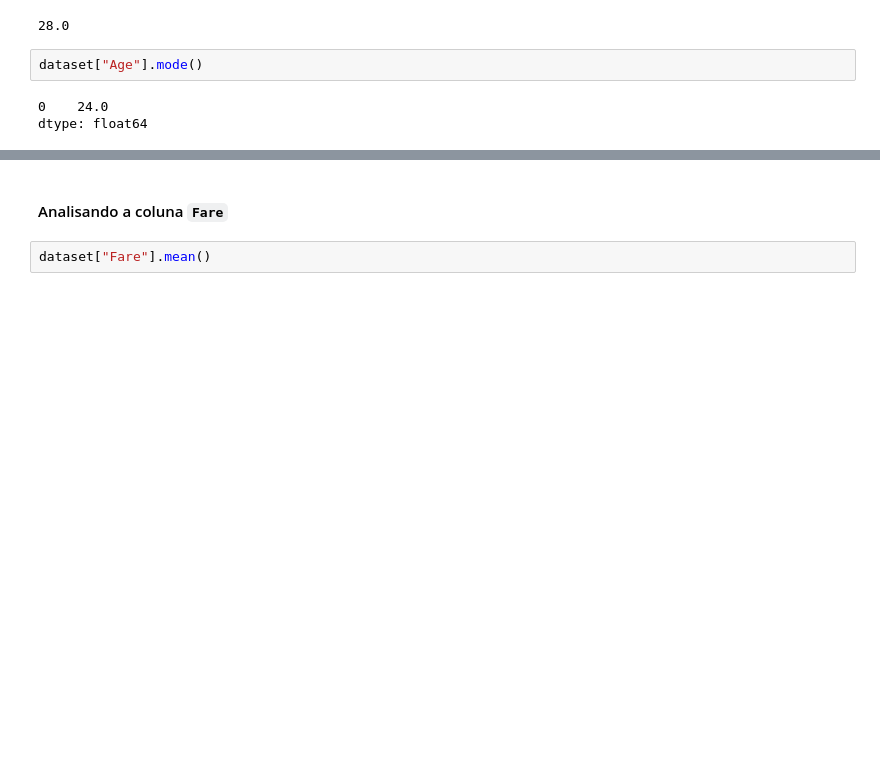
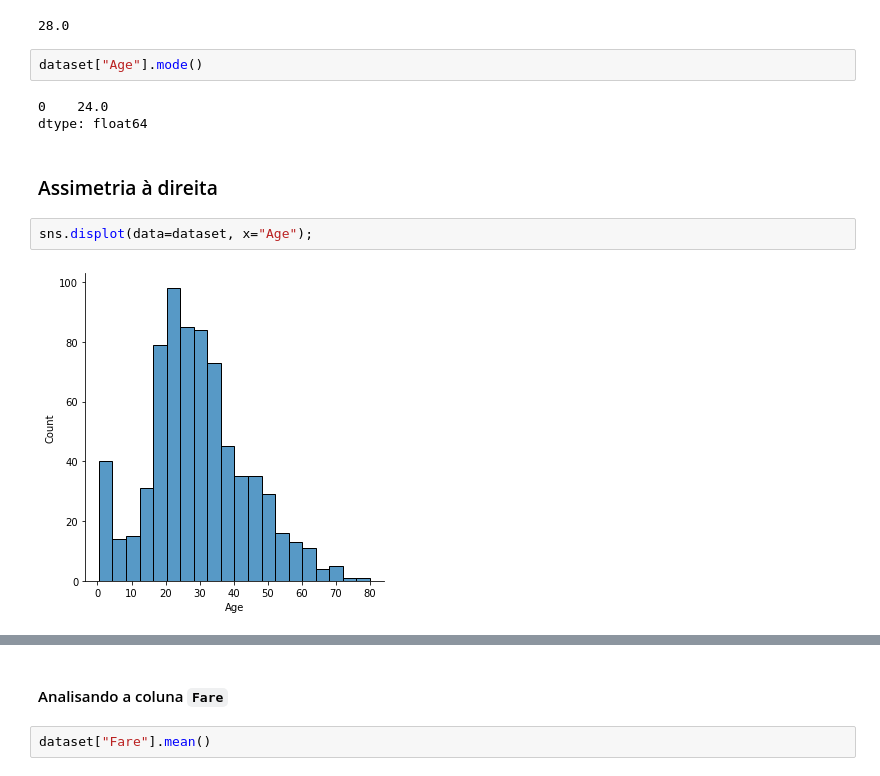
Before and after one commit to fabiobarreto-data-science/Data-Science---Let-s-Code, a Jupyter notebook: Aula 01_estatística.ipynb, the cells around one changed output, grey strips where cells are left out. Cells and saved outputs as stored; diff of their text form; blank space fills up the shorter version.

```diff
--- a/Aula 01_estatística.ipynb
+++ b/Aula 01_estatística.ipynb
@@ -400,3 +400,9 @@ dataset["Age"].mode()
 # %% [output]
 0    24.0
 dtype: float64
+# %% [markdown]
+### Assimetria à direita
+# %%
+sns.displot(data=dataset, x="Age");
+# %% [output]
+[figure, added]
```
Also changed, not shown: parts of 62 cells of this notebook.
